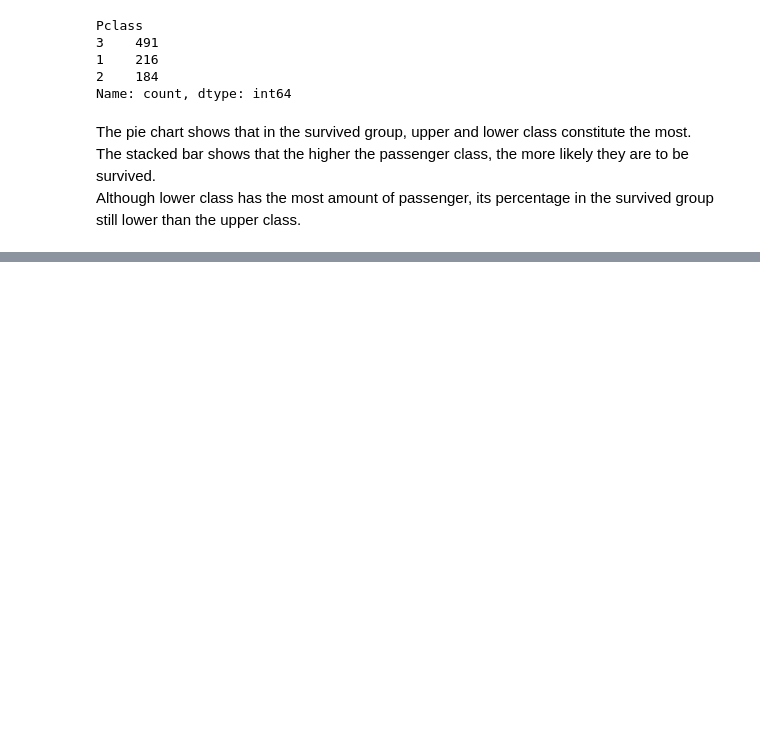
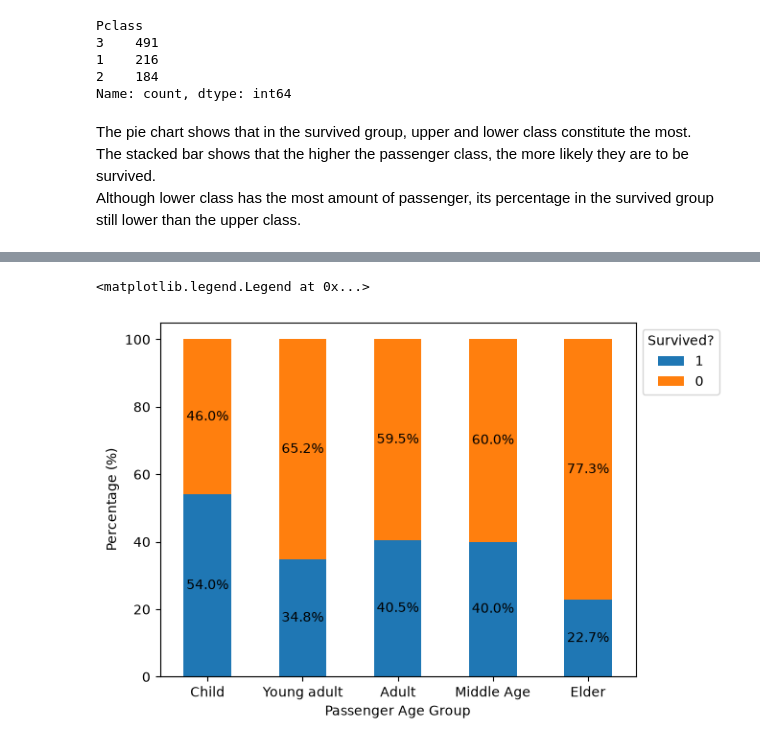
Before and after one commit to AIVIETNAM-AIO-Giahuy11/titanic-classification, a Jupyter notebook: notebook.ipynb, the cells around one changed output, grey strips where cells are left out. Cells and saved outputs as stored; diff of their text form; code cells hidden in the pictures; blank space fills up the shorter version.

Commit message:
Add survival rate chart and note for age groups

```diff
--- a/notebook.ipynb
+++ b/notebook.ipynb
@@ -105,3 +123,9 @@ Name: count, dtype: int64
 The pie chart shows that in the survived group, upper and lower class constitute the most.
 The stacked bar shows that the higher the passenger class, the more likely they are to be survived.
 Although lower class has the most amount of passenger, its percentage in the survived group still lower than the upper class.
+# %%
+train['Age group'] = pd.cut(train['Age'],
+                            bins = [0, 17, 24, 35, 60, 100],
+                            labels = ['Child', 'Young adult', 'Adult', 'Middle Age', 'Elder'])
+
+train['Age group'].value_counts()
@@ -107,0 +140,16 @@ Although lower class has the most amount of passenger, its percentage in the sur
+# %%
+survival_rate_by_agegroup = pd.crosstab(train['Age group'], train['Survived'], normalize = 'index') * 100
+survival_rate_by_agegroup = survival_rate_by_agegroup[[1, 0]]
+ax = survival_rate_by_agegroup.plot(kind = "bar", stacked = True, rot = 0)
+for container in ax.containers:
+    ax.bar_label(
+        container,
+        fmt='%.1f%%',
+        label_type = 'center'
+    )
+plt.xlabel('Passenger Age Group')
+plt.ylabel('Percentage (%)')
+plt.legend(title = 'Survived?', bbox_to_anchor = (1, 1))
+# %% [output]
+<matplotlib.legend.Legend at 0x...>
+[figure, added]
```
Also changed, not shown: parts of 2 cells of this notebook.
